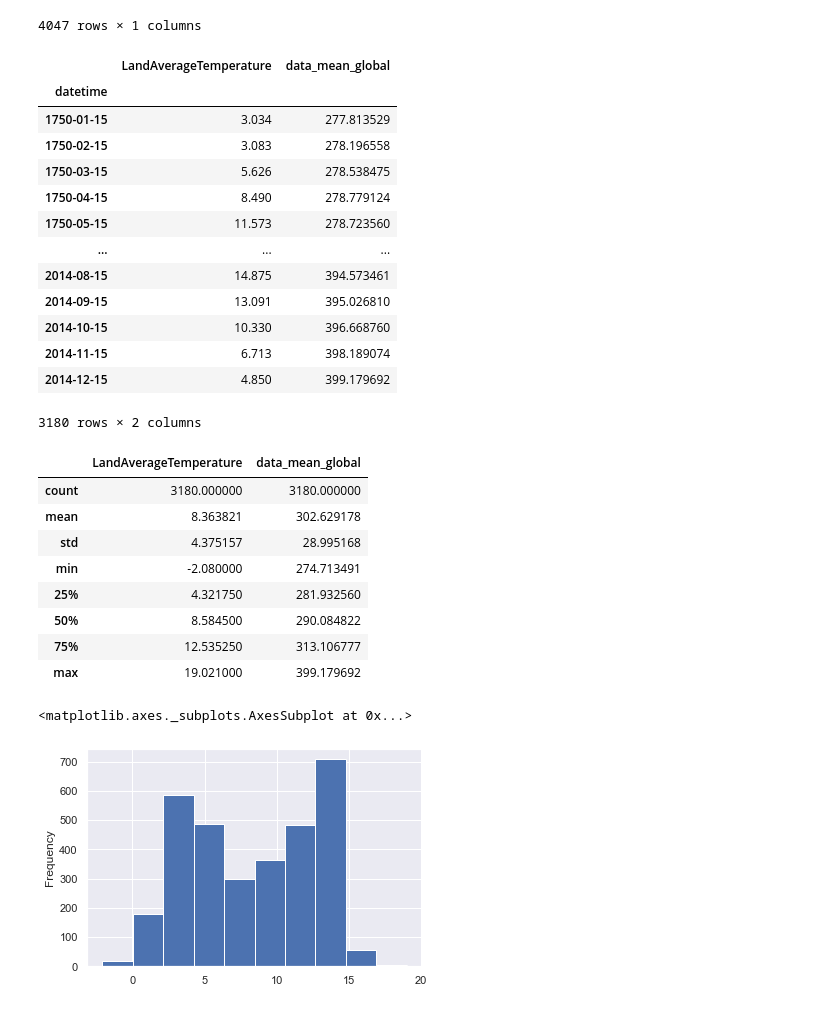
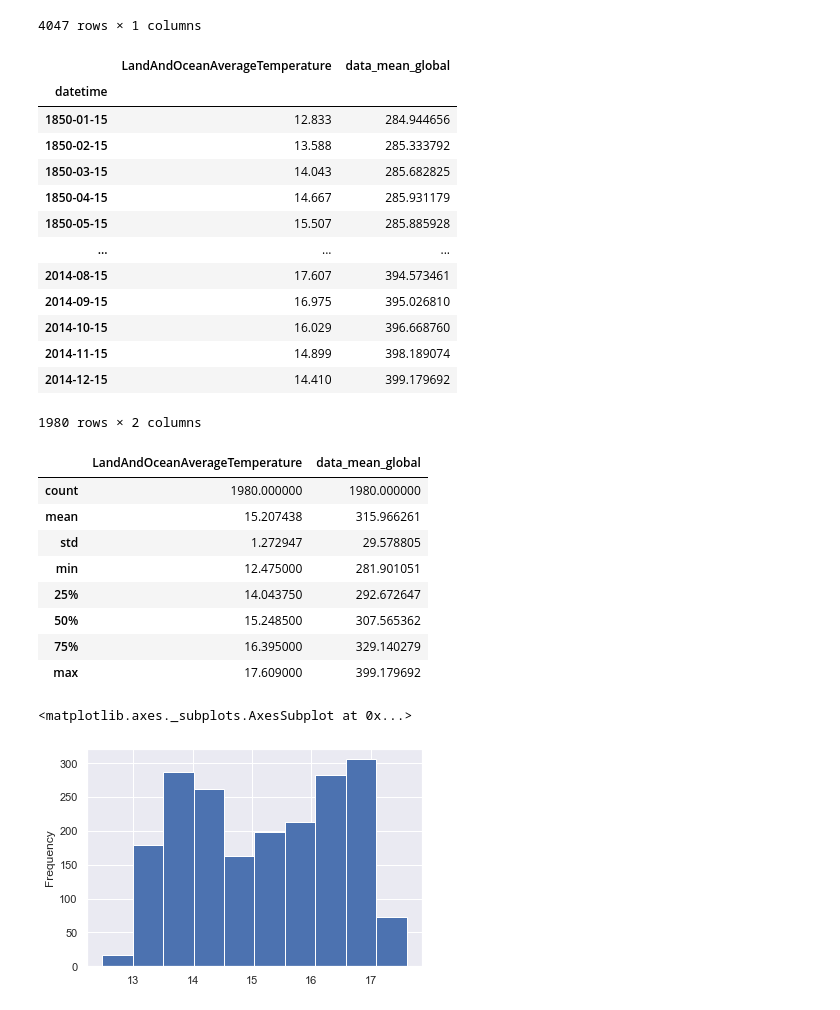
Before and after one commit to RicardoLeaoS/global-warming, a Jupyter notebook: correlations.ipynb, the cells around one changed output. Cells and saved outputs as stored; diff of their text form; code cells hidden in the pictures.

```diff
--- a/correlations.ipynb
+++ b/correlations.ipynb
@@ -58,5 +58,3 @@ global_temp_df.tail(13)
-# %%
-global_temp_df = global_temp_df.iloc[:,:2]
 # %%
 co2_concentration_df.head(13)
 # %% [output]
@@ -77,7 +75,5 @@ co2_concentration_df.head(13)
 # %%
 co2_concentration_df['datetime'] = co2_concentration_df['datetime'].apply(lambda x : datetime.datetime.strptime(x, '%Y-%m-%d'))
-# %%
-co2_concentration_df = co2_concentration_df.iloc[:,[0, -3]]
 # %%
 co2_concentration_df.set_index('datetime', inplace=True)
 
@@ -125,37 +121,37 @@ co2_temp = pd.merge(global_temp_df, co2_concentration_df, left_on='datetime', ri
 # %%
 co2_temp
 # %% [output]
-|  | LandAverageTemperature | data_mean_global |
+|  | LandAndOceanAverageTemperature | data_mean_global |
 | datetime |  |  |
-| 1750-01-15 | 3.034 | 277.813529 |
-| 1750-02-15 | 3.083 | 278.196558 |
-| 1750-03-15 | 5.626 | 278.538475 |
-| 1750-04-15 | 8.490 | 278.779124 |
-| 1750-05-15 | 11.573 | 278.723560 |
+| 1850-01-15 | 12.833 | 284.944656 |
+| 1850-02-15 | 13.588 | 285.333792 |
+| 1850-03-15 | 14.043 | 285.682825 |
+| 1850-04-15 | 14.667 | 285.931179 |
+| 1850-05-15 | 15.507 | 285.885928 |
 | ... | ... | ... |
-| 2014-08-15 | 14.875 | 394.573461 |
-| 2014-09-15 | 13.091 | 395.026810 |
-| 2014-10-15 | 10.330 | 396.668760 |
-| 2014-11-15 | 6.713 | 398.189074 |
-| 2014-12-15 | 4.850 | 399.179692 |
+| 2014-08-15 | 17.607 | 394.573461 |
+| 2014-09-15 | 16.975 | 395.026810 |
+| 2014-10-15 | 16.029 | 396.668760 |
+| 2014-11-15 | 14.899 | 398.189074 |
+| 2014-12-15 | 14.410 | 399.179692 |
-3180 rows × 2 columns
+1980 rows × 2 columns
 # %%
 co2_temp.describe()
 # %% [output]
-|  | LandAverageTemperature | data_mean_global |
-| count | 3180.000000 | 3180.000000 |
-| mean | 8.363821 | 302.629178 |
-| std | 4.375157 | 28.995168 |
-| min | -2.080000 | 274.713491 |
-| 25% | 4.321750 | 281.932560 |
-| 50% | 8.584500 | 290.084822 |
-| 75% | 12.535250 | 313.106777 |
-| max | 19.021000 | 399.179692 |
+|  | LandAndOceanAverageTemperature | data_mean_global |
+| count | 1980.000000 | 1980.000000 |
+| mean | 15.207438 | 315.966261 |
+| std | 1.272947 | 29.578805 |
+| min | 12.475000 | 281.901051 |
+| 25% | 14.043750 | 292.672647 |
+| 50% | 15.248500 | 307.565362 |
+| 75% | 16.395000 | 329.140279 |
+| max | 17.609000 | 399.179692 |
 # %%
-co2_temp['LandAverageTemperature'].plot.hist()
+co2_temp['LandAndOceanAverageTemperature'].plot.hist()
 # %% [output]
 <matplotlib.axes._subplots.AxesSubplot at 0x...>
-[figure, old version]
+[figure, new version]
 # %%
 co2_temp['data_mean_global'].plot.hist()
 # %% [output]
```
Also changed, not shown: parts of 12 cells of this notebook, 15 other files.
